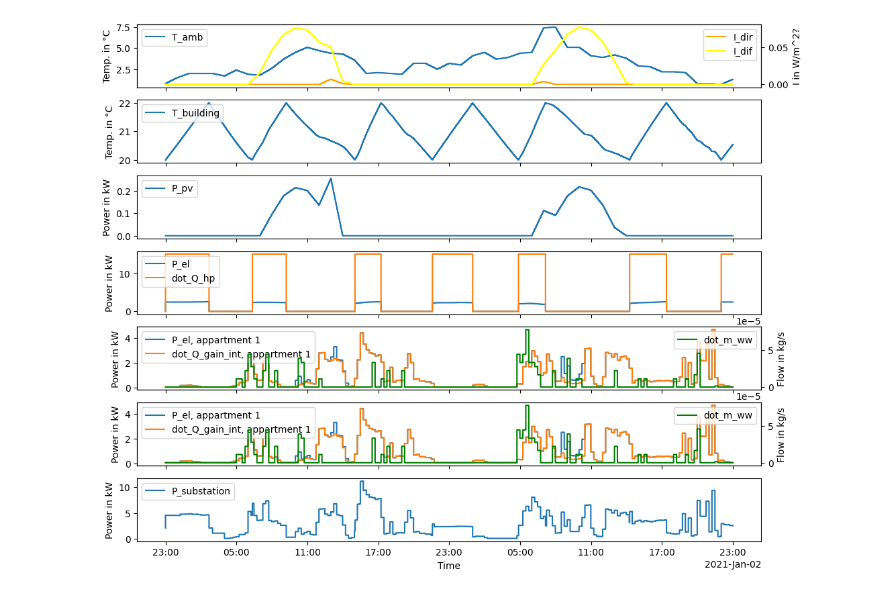
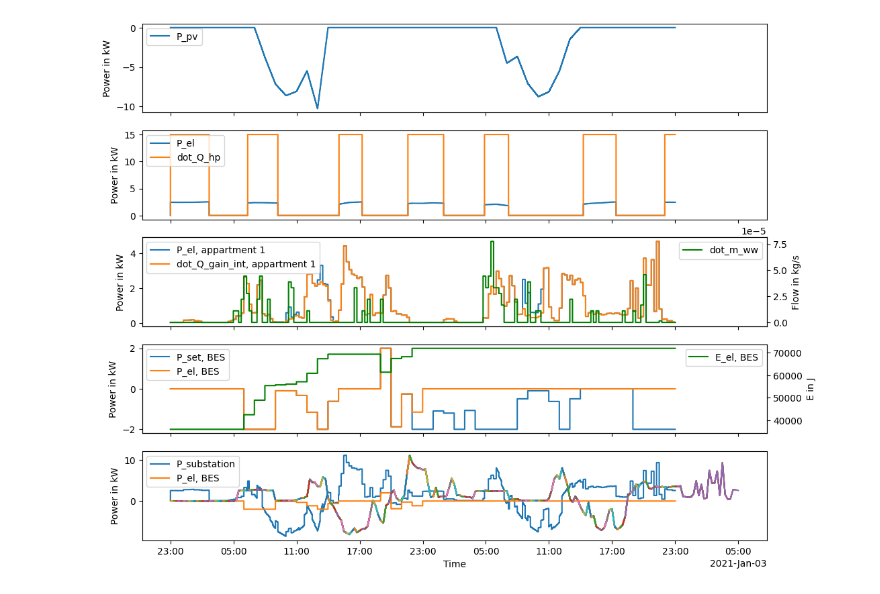
Before and after one commit to erc-fhv/FlECs-Framework, a Jupyter notebook: simple_scenario.ipynb, the cells around one changed output. Drawn from its saved outputs; the diff is of its cells as text; code cells hidden in the pictures.

```diff
--- a/simple_scenario.ipynb
+++ b/simple_scenario.ipynb
@@ -39,7 +40,7 @@ sim.add_model(building,   watch_values=['T_building'])
 sim.connect(weather, building, 'T_amb', 'I_dir', 'I_dif', 'I_s', 'I_w', 'I_n', 'I_e')
 sim.connect_constant(0.0, building, 'dot_Q_cool')
 
-pv = SynproPV('pv', 5000)  #  TODO: Replace PV model!
+pv = SynproPV('pv', 200_000)  #  TODO: Replace PV model!
 sim.add_model(pv, watch_values=['P_pv'])
 
 # Heat Pump
@@ -77,7 +78,7 @@ battery_storage = BatteryStorage(
     self_discharge_rate = 0, # 1/s
 )
 sim.add_model(battery_storage, watch_values=['P_set', 'P_grid', 'E'])
-sim.connect_constant(2000, battery_storage, 'P_set') # Mock controller
+# sim.connect_constant(2000, battery_storage, 'P_set') # Mock controller
 
 # Smart meter
 smartmeter_building = SmartMeter(name='smartmeter_building')
@@ -154,27 +196,27 @@ df.head()
 # %%
 dtindex = df.index
 
-fig, axs = plt.subplots(7, sharex=True, figsize=(12, 10))
+fig, axs = plt.subplots(5, sharex=True, figsize=(12, 10))
 i = -1
-# Weather
-i += 1
-ax = axs[i]
-ax.plot(dtindex, df.loc[:, ('weather', 'outputs', 'T_amb')], label='T_amb', drawstyle='steps')
-ax.legend(loc='upper left')
-ax.set_ylabel('Temp. in °C')
+# # Weather
+# i += 1
+# ax = axs[i]
+# ax.plot(dtindex, df.loc[:, ('weather', 'outputs', 'T_amb')], label='T_amb', drawstyle='steps')
+# ax.legend(loc='upper left')
+# ax.set_ylabel('Temp. in °C')
 
-tax = ax.twinx()
-tax.plot(dtindex, df.loc[:, ('weather', 'outputs', 'I_dir')]/1000, label='I_dir', drawstyle='steps', color='orange')
-tax.plot(dtindex, df.loc[:, ('weather', 'outputs', 'I_dif')]/1000, label='I_dif', drawstyle='steps', color='yellow')
-tax.legend(loc='upper right')
-tax.set_ylabel('I in W/m^2?')
+# tax = ax.twinx()
+# tax.plot(dtindex, df.loc[:, ('weather', 'outputs', 'I_dir')]/1000, label='I_dir', drawstyle='steps', color='orange')
+# tax.plot(dtindex, df.loc[:, ('weather', 'outputs', 'I_dif')]/1000, label='I_dif', drawstyle='steps', color='yellow')
+# tax.legend(loc='upper right')
+# tax.set_ylabel('I in W/m^2?')
 
-# Building Temperature
-i += 1
-ax = axs[1]
-ax.plot(dtindex, df.loc[:, ('building_envelope', 'outputs', 'T_building')], label='T_building', drawstyle='steps')
-ax.legend(loc='upper left')
-ax.set_ylabel('Temp. in °C')
+# # Building Temperature
+# i += 1
+# ax = axs[1]
+# ax.plot(dtindex, df.loc[:, ('building_envelope', 'outputs', 'T_building')], label='T_building', drawstyle='steps')
+# ax.legend(loc='upper left')
+# ax.set_ylabel('Temp. in °C')
 
 # PV
 i += 1
@@ -194,37 +236,56 @@ ax.set_ylabel('Power in kW')
 # Appartment 1
 i += 1
 ax = axs[i]
 ax.plot(dtindex, df.loc[:, ('appartment_1', 'outputs', 'P_el')]/1000, label='P_el, appartment 1', drawstyle='steps')
 ax.plot(dtindex, df.loc[:, ('appartment_1', 'outputs', 'dot_Q_gain_int')]/1000, label='dot_Q_gain_int, appartment 1', drawstyle='steps')
 ax.legend(loc='upper left')
 ax.set_ylabel('Power in kW')
 
 tax = ax.twinx()
 tax.plot(dtindex, df.loc[:, ('appartment_1', 'outputs', 'dot_m_ww')]/1000, label='dot_m_ww', drawstyle='steps', color='green')
 tax.legend(loc='upper right')
 tax.set_ylabel('Flow in kg/s')
 
-# Appartment 2
+# # Appartment 2
+# i += 1
+# ax = axs[i]
+# ax.plot(dtindex, df.loc[:, ('appartment_2', 'outputs', 'P_el')]/1000, label='P_el, appartment 1', drawstyle='steps')
+# ax.plot(dtindex, df.loc[:, ('appartment_2', 'outputs', 'dot_Q_gain_int')]/1000, label='dot_Q_gain_int, appartment 1', drawstyle='steps')
+# ax.legend(loc='upper left')
+# ax.set_ylabel('Power in kW')
+
+# tax = ax.twinx()
+# tax.plot(dtindex, df.loc[:, ('appartment_2', 'outputs', 'dot_m_ww')]/1000, label='dot_m_ww', drawstyle='steps', color='green')
+# tax.legend(loc='upper right')
+# tax.set_ylabel('Flow in kg/s')
+
+# BES
 i += 1
 ax = axs[i]
-ax.plot(dtindex, df.loc[:, ('appartment_2', 'outputs', 'P_el')]/1000, label='P_el, appartment 1', drawstyle='steps')
-ax.plot(dtindex, df.loc[:, ('appartment_2', 'outputs', 'dot_Q_gain_int')]/1000, label='dot_Q_gain_int, appartment 1', drawstyle='steps')
+ax.plot(dtindex, df.loc[:, ('battery_storage_1', 'inputs', 'P_set')]/1000, label='P_set, BES', drawstyle='steps')
+ax.plot(dtindex, df.loc[:, ('battery_storage_1', 'outputs', 'P_grid')]/1000, label='P_el, BES', drawstyle='steps')
 ax.legend(loc='upper left')
 ax.set_ylabel('Power in kW')
 
 tax = ax.twinx()
-tax.plot(dtindex, df.loc[:, ('appartment_2', 'outputs', 'dot_m_ww')]/1000, label='dot_m_ww', drawstyle='steps', color='green')
+tax.plot(dtindex, df.loc[:, ('battery_storage_1', 'outputs', 'E')]/1000, label='E_el, BES', drawstyle='steps', color='green')
 tax.legend(loc='upper right')
-tax.set_ylabel('Flow in kg/s')
+tax.set_ylabel('E in J')
 
-# Appartment 2
+# Grid
 i += 1
 ax = axs[i]
 ax.plot(dtindex, df.loc[:, ('grid', 'outputs', 'P_substation')]/1000, label='P_substation', drawstyle='steps')
+ax.plot(dtindex, df.loc[:, ('battery_storage_1', 'outputs', 'P_grid')]/1000, label='P_el, BES', drawstyle='steps')
 ax.legend(loc='upper left')
 ax.set_ylabel('Power in kW')
 
+# forcast P_resid
+for dt, P_forcast in sim.data[('MPC', 'outputs', 'P_resid_ec_of_EC')].items():
+    fc_index = pd.date_range(start=dt+pd.Timedelta('15min'), periods=len(P_forcast), freq=pd.Timedelta('15min'))
+    ax.plot(fc_index, np.array(P_forcast)/1000)
+
 axs[-1].set_xlabel('Time')
 axs[-1].xaxis.set_major_formatter(mdates.ConciseDateFormatter(axs[-1].xaxis.get_major_locator(),))
 # %% [output]
-[figure, old version]
+[figure, new version]
```
Also changed, not shown: parts of 3 cells of this notebook, 7 other files.
